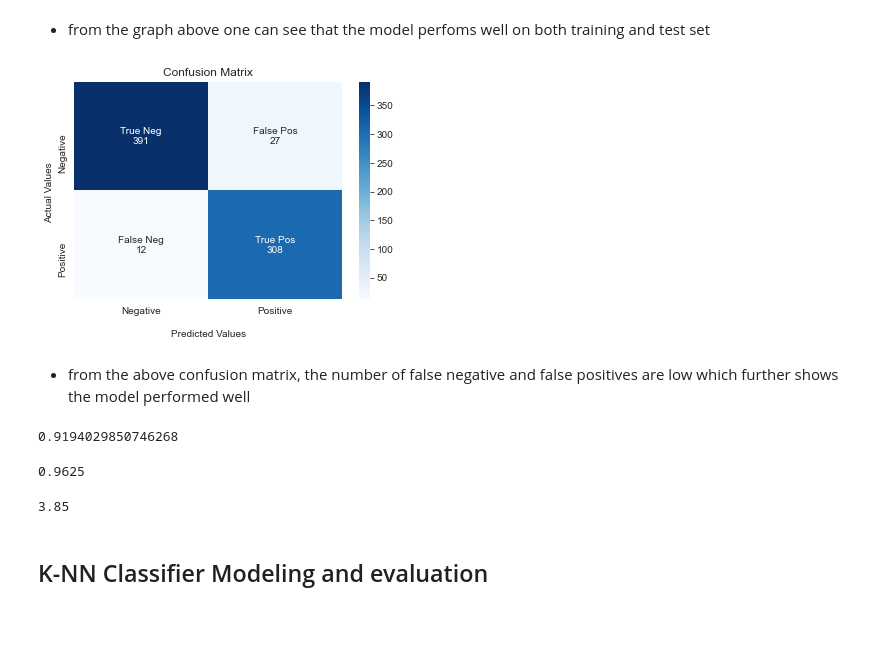
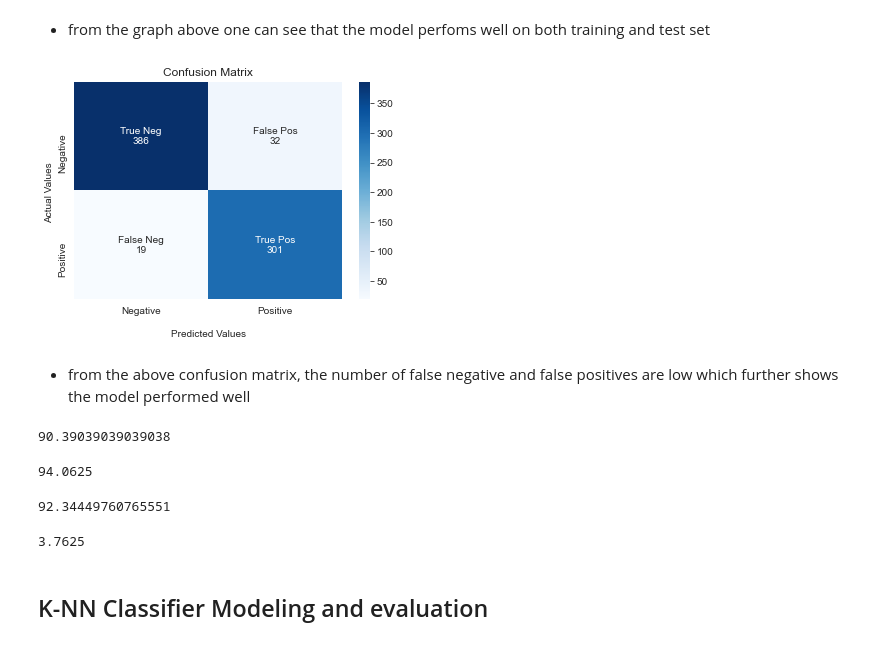
Before and after one commit to CrispenChisina07/Covid-19-in-Germany-Analysis, a Jupyter notebook: CSE 351 Final Project.ipynb, the cells around one changed output. Drawn from its saved outputs; the diff is of its cells as text; code cells hidden in the pictures.

```diff
--- a/CSE 351 Final Project.ipynb
+++ b/CSE 351 Final Project.ipynb
@@ -926,3 +933,3 @@ RandomForestClassifier(bootstrap=False, class_weight='balanced', max_depth=5,
 # %%
-y_test_pred = model_rscv_fin.predict(X_test)
+rf_y_test_pred_tun = model_rscv_fin.predict(X_test)
 # %%
@@ -983,45 +992,51 @@ plt.show()
 # %% [markdown]
 * from the graph above one can see that the model perfoms well on both training and test set
 # %%
-cf_matrix = confusion_matrix(y_test, y_test_pred)
+cf_matrix_rf = confusion_matrix(y_test, rf_y_test_pred_tun)
 # %%
 groups = ['True Neg','False Pos','False Neg','True Pos']
 group_counts = ["{0:0.0f}".format(val) for val in
-cf_matrix.flatten()]
+cf_matrix_rf.flatten()]
 labels = [f"{g1}\n{g2}" for g1, g2 in
 zip(groups,group_counts)]
 labels = np.asarray(labels).reshape(2,2)
-axes = sns.heatmap(cf_matrix, annot=labels, fmt='', cmap='Blues')
+axes = sns.heatmap(cf_matrix_rf, annot=labels, fmt='', cmap='Blues')
 axes.set_title('Confusion Matrix');
 axes.set_xlabel('\nPredicted Values')
 axes.set_ylabel('Actual Values ');
 axes.xaxis.set_ticklabels(['Negative','Positive'])
 axes.yaxis.set_ticklabels(['Negative','Positive'])
 plt.show()
 # %% [output]
-[figure, old version]
+[figure, new version]
 # %% [markdown]
 * from the above confusion matrix, the number of false negative and false positives are low which further shows the model performed well
 # %%
-res_cfmatr = cf_matrix.flatten()
+res_cfmatr_rf = cf_matrix_rf.flatten()
 # precision = TP / (TP + FP)
-precision = res_cfmatr[3]/ (res_cfmatr[3] + res_cfmatr[1])
-precision
+rf_precision = res_cfmatr_rf[3]/ (res_cfmatr_rf[3] + res_cfmatr_rf[1])
+rf_precision * 100
 # %% [output]
-0.9194029850746268
+90.39039039039038
 # %%
 # recall = TP / (TP + FN)
-recall = res_cfmatr[3]/ (res_cfmatr[3] + res_cfmatr[2])
-recall
+rf_recall = res_cfmatr_rf[3]/ (res_cfmatr_rf[3] + res_cfmatr_rf[2])
+rf_recall * 100
 # %% [output]
-0.9625
+94.0625
+# %%
+# specifity = TN / (TN + FP)
+rf_specifity = res_cfmatr_rf[0]/ (res_cfmatr_rf[0] + res_cfmatr_rf[1])
+rf_specifity * 100
+# %% [output]
+92.34449760765551
 # %%
 # f1 score = 2 * ((precision * recall)/ precision + recall)
 
-f1score = 2 * ((precision * recall)/ precision + recall)
-f1score
+rf_f1score = 2 * ((rf_precision * rf_recall)/ rf_precision + rf_recall)
+rf_f1score
 # %% [output]
-3.85
+3.7625
 # %% [markdown]
 ## K-NN Classifier Modeling and evaluation
 # %%
```
Also changed, not shown: parts of 38 cells of this notebook.
